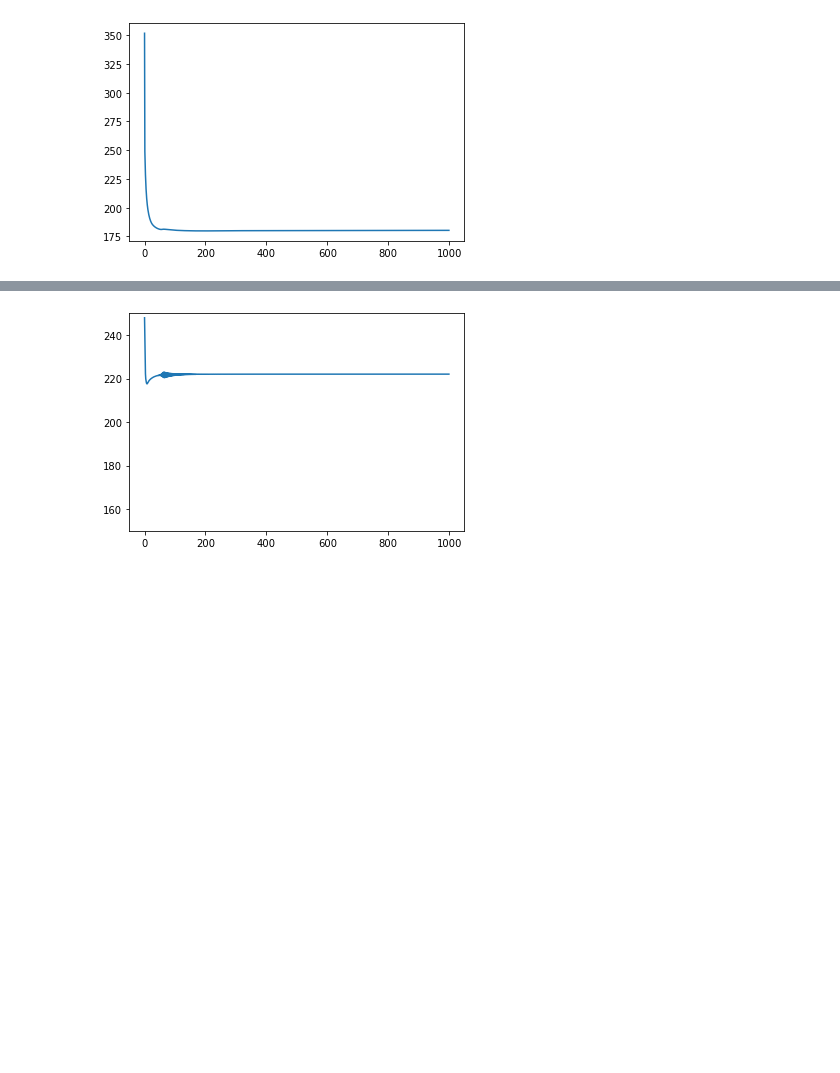
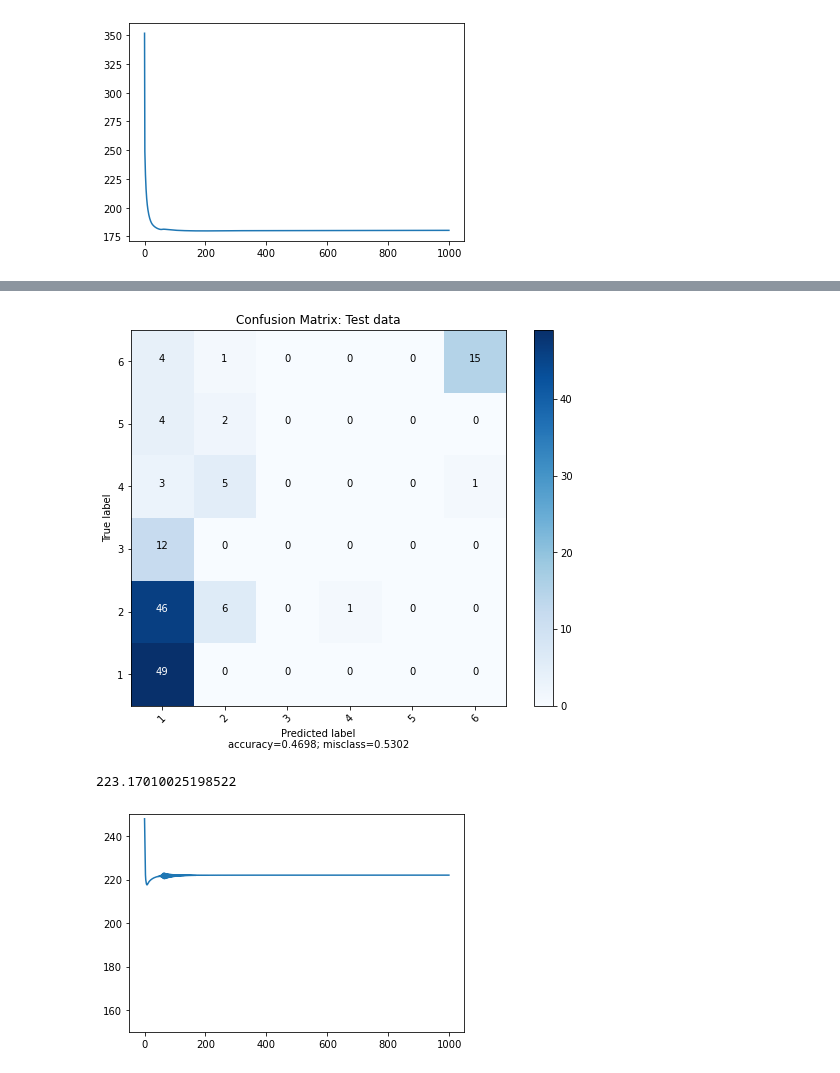
Before and after one commit to Xannadoo/MLProject2021_AC, a Jupyter notebook: Notebooks/FFplaying.ipynb, the cells around one changed output, grey strips where cells are left out. Drawn from its saved outputs; the diff is of its cells as text; code cells hidden in the pictures; blank space fills up the shorter version.

```diff
--- a/Notebooks/FFplaying.ipynb
+++ b/Notebooks/FFplaying.ipynb
@@ -193,11 +239,9 @@ class NeuralNetwork:
         """
         difference = self.output - self.y # Difference between forward output and true labels
         weight_cost = np.dot(self.layer1.T, difference)
-
         bias_cost = difference
 
-        w = self.weight_final
-        dcost = np.dot(difference, weight_cost.T)
+        #dcost = np.dot(difference, weight_cost.T) we don't seem to use this
         backwards_sig = self.sigmoid_der((np.dot(self.input, self.weight1) + self.bias1))
         #backwards_tanh = self.tanh_der((np.dot(self.input, self.weight1) + self.bias1))
 
@@ -252,3 +296,23 @@ plt.plot(kitty.error_cost)
 plt.show()
 # %% [output]
 [figure]
+# %%
+one_hot_y = np.zeros((X.shape[0], len(y.unique()))) # one hot labels
+for i in range(X.shape[0]):
+    one_hot_y[i, y[i]] = 1
+
+print('\n','#'*10,'Result for {} Data'.format('Test'), '#'*10, '\n')
+
+y_pred = kitty.output
+print('log_loss:   ', log_loss(one_hot_y, y_pred, eps=1e-15))
+
+y_true = one_hot_y.argmax(axis=1)
+y_pred = y_pred.argmax(axis=1)
+print('accuracy:   ',(y_pred==y_true).mean(), '\n')
+
+target_names = ['class {}'.format(i+1) for i in range(6)]
+print(classification_report(y_true, y_pred, target_names=target_names,zero_division=0)) # Set 0 division to 0 as default
+
+# Print Confusion matrix
+confu = confusion_matrix(y_true, y_pred)
+confu
@@ -255,3 +343,10 @@ plt.show()
+# %%
+plot_confusion_matrix(cm           = confu,
+                      normalize    = False,
+                      target_names = ['1', '2', '3', '4', '5', '6'],
+                      title        = "Confusion Matrix: Test data")
+# %% [output]
+[figure, added]
 # %%
 def sigmoid(x):
     return 1/(1+np.exp(-x))
@@ -301,12 +396,10 @@ for epoch in range(1000):
 
 ########## Phases 2
 
-    dzo_dah = weight_final
-    dcost_dah = np.dot(difference , weight_cost.T)
+    #dcost_dah = np.dot(difference , weight_cost.T)
     dah_dzh = sigmoid_der(np.dot(X, weight1) + bias1)
-    dzh_dwh = X
+
     dcost_wh = np.dot(X.T, sigmoid_der(np.dot(X, weight1) + bias1) * np.dot(difference , weight_cost.T))
-
     dcost_bh = np.dot(difference , weight_cost.T) * sigmoid_der(np.dot(X, weight1) + bias1)
 
     # Update Weights ================
@@ -320,6 +413,8 @@ for epoch in range(1000):
     loss = np.sum(-one_hot_labels * np.log(output))
     #print('Loss function value: ', loss)
     error_cost.append(loss)
+# %% [output]
+223.17010025198522
 # %%
 plt.plot(error_cost)
 plt.ylim(150,250);
```
Also changed, not shown: parts of 3 cells of this notebook, 1 other file.
